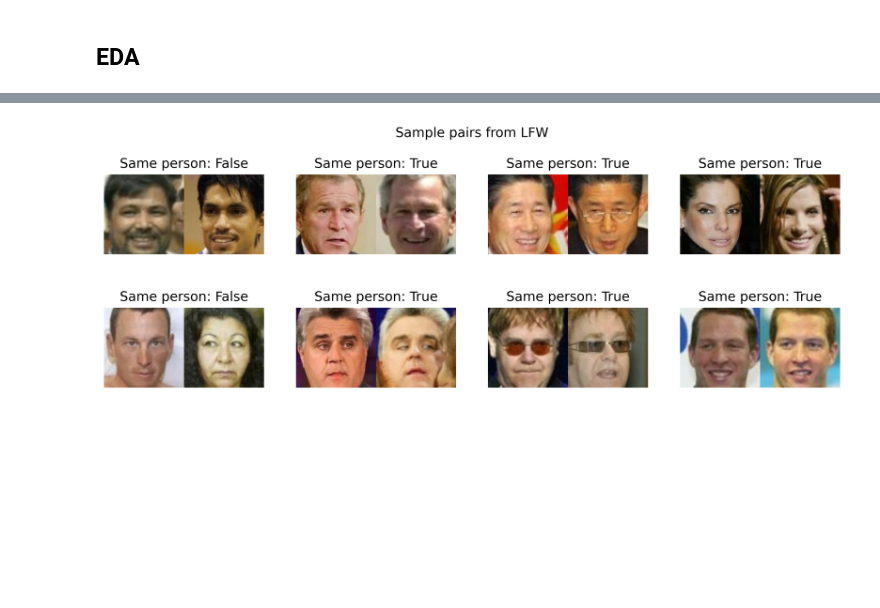
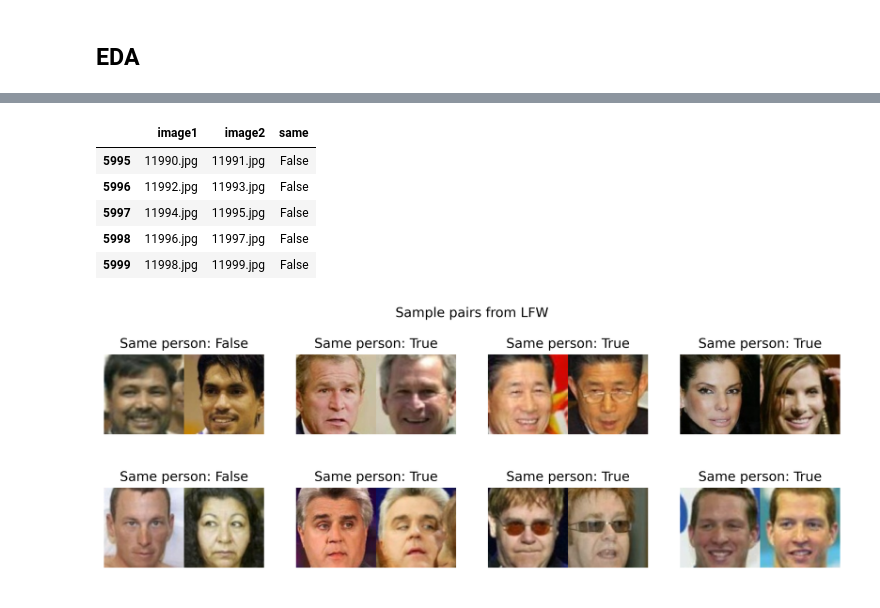
Before and after one commit to Thoalfeqar-gata/Multitask-face-analysis, a Jupyter notebook: data preparation notebooks/lfw.ipynb, the cells around one changed output, grey strips where cells are left out. Saved outputs shown, nothing was run; the diff lists cells and outputs as text; code cells hidden in the pictures; blank space fills up the shorter version.

```diff
--- a/data preparation notebooks/lfw.ipynb
+++ b/data preparation notebooks/lfw.ipynb
@@ -43,3 +57,12 @@ labels_df = pd.read_csv(os.path.join(output_dir, 'labels.csv'))
+# %%
+labels_df.tail()
+# %% [output]
+|  | image1 | image2 | same |
+| 5995 | 11990.jpg | 11991.jpg | False |
+| 5996 | 11992.jpg | 11993.jpg | False |
+| 5997 | 11994.jpg | 11995.jpg | False |
+| 5998 | 11996.jpg | 11997.jpg | False |
+| 5999 | 11998.jpg | 11999.jpg | False |
 # %%
 plt.figure(figsize = (12, 4), dpi = 450)
 plt.axis('off')
```
Also changed, not shown: parts of 3 cells of this notebook, 1 other file.
